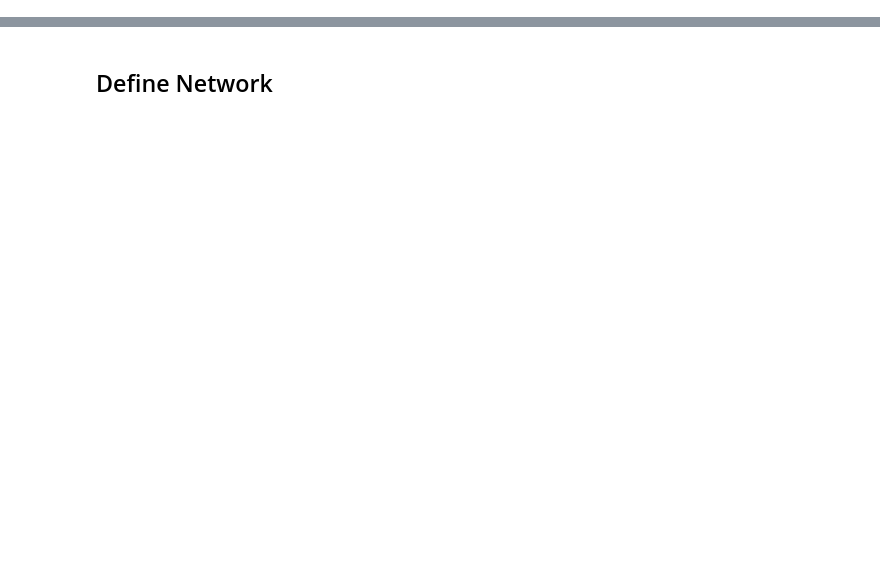
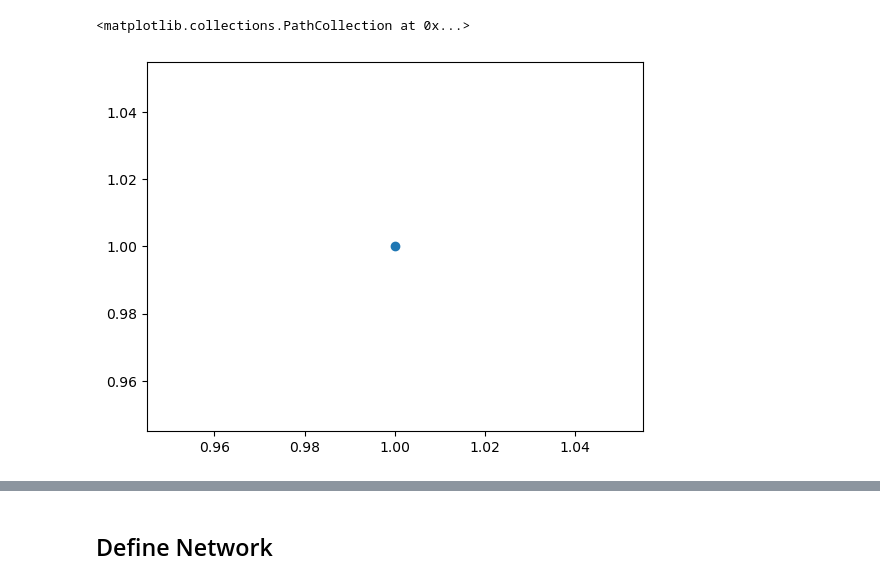
Before and after one commit to imalhotra15/Road-Segmentation, a Jupyter notebook: main.ipynb, the cells around one changed output, grey strips where cells are left out. Drawn from its saved outputs; the diff is of its cells as text; code cells hidden in the pictures; blank space fills up the shorter version.

```diff
--- a/main.ipynb
+++ b/main.ipynb
@@ -16,4 +17,9 @@ import numpy as np
 import random
+# %%
+plt.scatter(1,1)
+# %% [output]
+<matplotlib.collections.PathCollection at 0x...>
+[figure, added]
 # %%
 train_data_path = r'data_road/training/image_2'
 train_gt_path = r'data_road/training/image_2'
```
Also changed, not shown: parts of 14 cells of this notebook.
